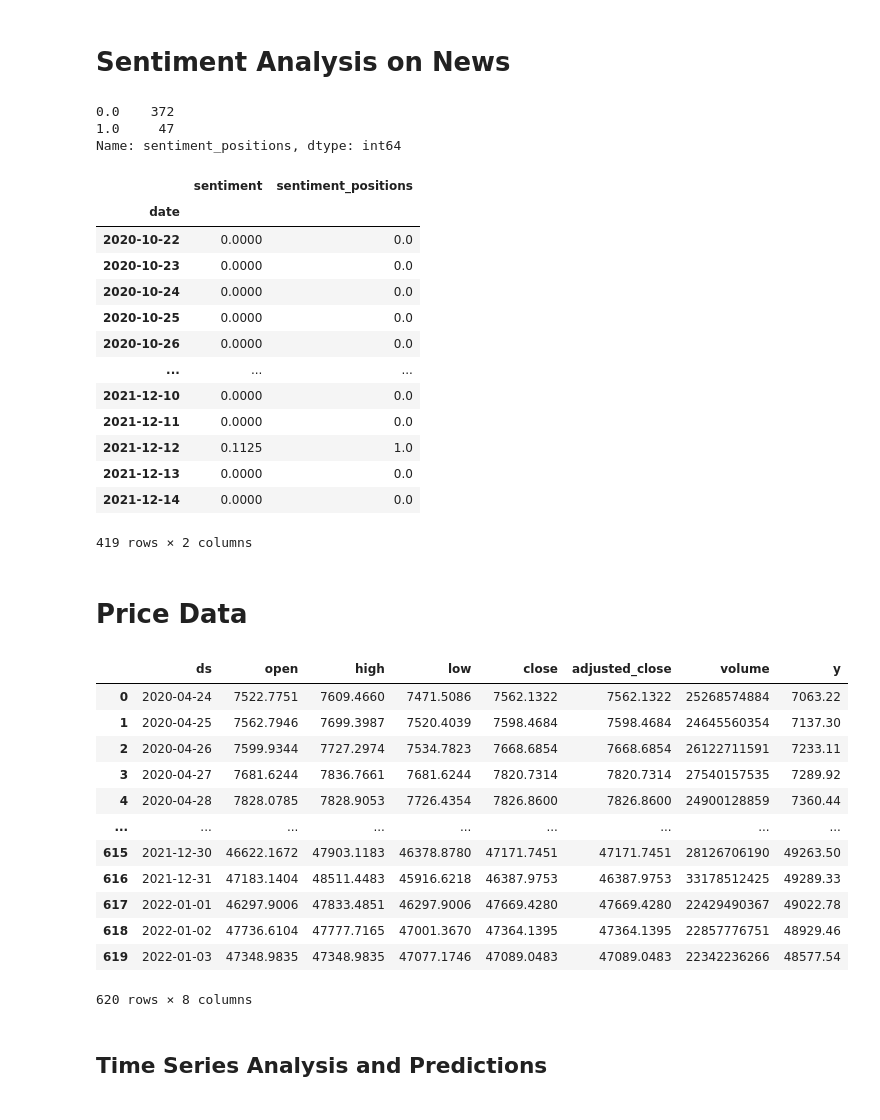
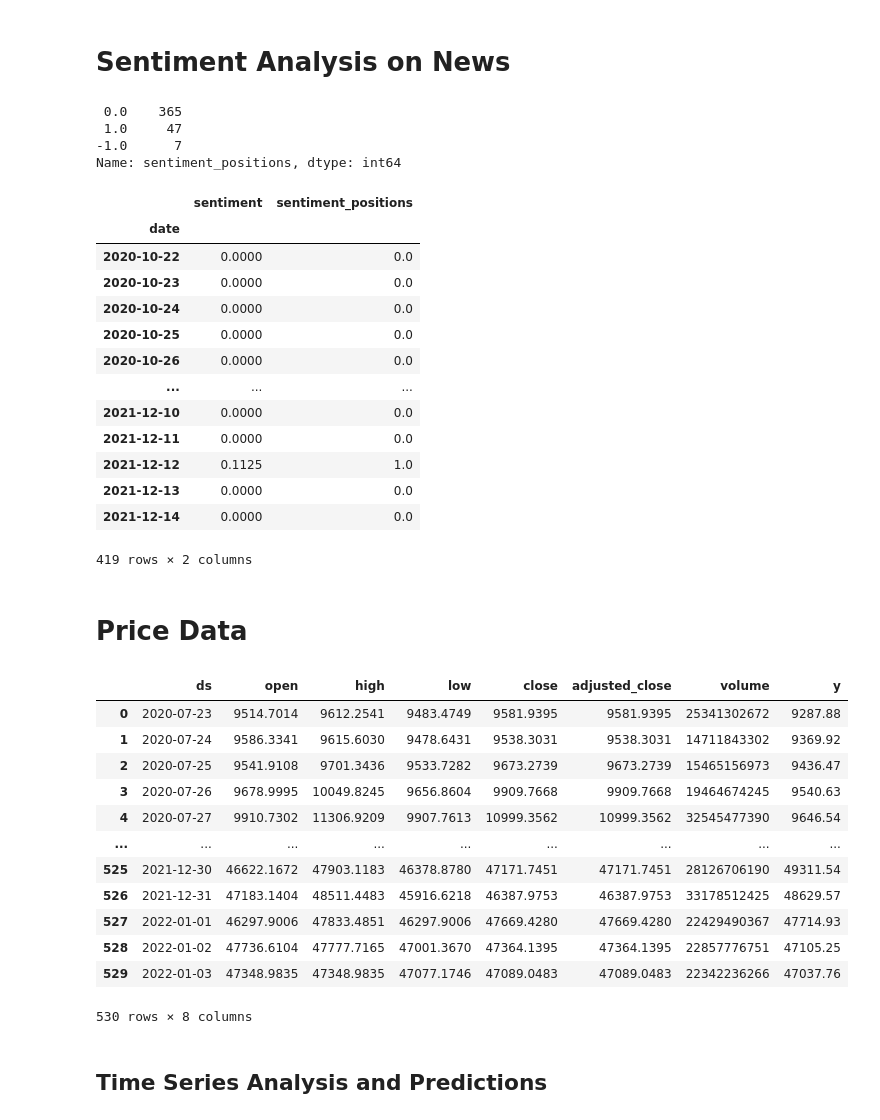
Before and after one commit to marcosan93/Medium-Misc-Tutorials, a Jupyter notebook: Crypto-Tutorials/NewsSentiment-TimeSeries-Crypto.ipynb, the cells around one changed output. Drawn from its saved outputs; the diff is of its cells as text; code cells hidden in the pictures.

```diff
--- a/Crypto-Tutorials/NewsSentiment-TimeSeries-Crypto.ipynb
+++ b/Crypto-Tutorials/NewsSentiment-TimeSeries-Crypto.ipynb
@@ -126,7 +126,7 @@ sent_df = news.groupby('date')[['sentiment']].median()
 
 # Applying the position function
 sent_df['sentiment_positions'] = sent_df['sentiment'].apply(
-    lambda x: sentimentPositions(x, thresh=0.1, short=False)
+    lambda x: sentimentPositions(x, thresh=0.1, short=True)
 )
 
 # Filling in missing days with the most recent position value
@@ -137,8 +137,9 @@ sent_df = sent_df.reindex(date_index).fillna(method='ffill')
 print(sent_df['sentiment_positions'].value_counts())
 display(sent_df)
 # %% [output]
-0.0    372
-1.0     47
+ 0.0    365
+ 1.0     47
+-1.0      7
 Name: sentiment_positions, dtype: int64
 |  | sentiment | sentiment_positions |
 | date |  |  |
@@ -200,23 +201,23 @@ def getPrices(ticker, training_days, sent_df, mov_avg):
 
     return prices
 # %%
-prices = getPrices("BTC", 180, sent_df, 10)
+prices = getPrices("BTC", 90, sent_df, 5)
 
 prices
 # %% [output]
 |  | ds | open | high | low | close | adjusted_close | volume | y |
-| 0 | 2020-04-24 | 7522.7751 | 7609.4660 | 7471.5086 | 7562.1322 | 7562.1322 | 25268574884 | 7063.22 |
-| 1 | 2020-04-25 | 7562.7946 | 7699.3987 | 7520.4039 | 7598.4684 | 7598.4684 | 24645560354 | 7137.30 |
-| 2 | 2020-04-26 | 7599.9344 | 7727.2974 | 7534.7823 | 7668.6854 | 7668.6854 | 26122711591 | 7233.11 |
-| 3 | 2020-04-27 | 7681.6244 | 7836.7661 | 7681.6244 | 7820.7314 | 7820.7314 | 27540157535 | 7289.92 |
-| 4 | 2020-04-28 | 7828.0785 | 7828.9053 | 7726.4354 | 7826.8600 | 7826.8600 | 24900128859 | 7360.44 |
+| 0 | 2020-07-23 | 9514.7014 | 9612.2541 | 9483.4749 | 9581.9395 | 9581.9395 | 25341302672 | 9287.88 |
+| 1 | 2020-07-24 | 9586.3341 | 9615.6030 | 9478.6431 | 9538.3031 | 9538.3031 | 14711843302 | 9369.92 |
+| 2 | 2020-07-25 | 9541.9108 | 9701.3436 | 9533.7282 | 9673.2739 | 9673.2739 | 15465156973 | 9436.47 |
+| 3 | 2020-07-26 | 9678.9995 | 10049.8245 | 9656.8604 | 9909.7668 | 9909.7668 | 19464674245 | 9540.63 |
+| 4 | 2020-07-27 | 9910.7302 | 11306.9209 | 9907.7613 | 10999.3562 | 10999.3562 | 32545477390 | 9646.54 |
 | ... | ... | ... | ... | ... | ... | ... | ... | ... |
-| 615 | 2021-12-30 | 46622.1672 | 47903.1183 | 46378.8780 | 47171.7451 | 47171.7451 | 28126706190 | 49263.50 |
-| 616 | 2021-12-31 | 47183.1404 | 48511.4483 | 45916.6218 | 46387.9753 | 46387.9753 | 33178512425 | 49289.33 |
-| 617 | 2022-01-01 | 46297.9006 | 47833.4851 | 46297.9006 | 47669.4280 | 47669.4280 | 22429490367 | 49022.78 |
-| 618 | 2022-01-02 | 47736.6104 | 47777.7165 | 47001.3670 | 47364.1395 | 47364.1395 | 22857776751 | 48929.46 |
-| 619 | 2022-01-03 | 47348.9835 | 47348.9835 | 47077.1746 | 47089.0483 | 47089.0483 | 22342236266 | 48577.54 |
+| 525 | 2021-12-30 | 46622.1672 | 47903.1183 | 46378.8780 | 47171.7451 | 47171.7451 | 28126706190 | 49311.54 |
+| 526 | 2021-12-31 | 47183.1404 | 48511.4483 | 45916.6218 | 46387.9753 | 46387.9753 | 33178512425 | 48629.57 |
+| 527 | 2022-01-01 | 46297.9006 | 47833.4851 | 46297.9006 | 47669.4280 | 47669.4280 | 22429490367 | 47714.93 |
+| 528 | 2022-01-02 | 47736.6104 | 47777.7165 | 47001.3670 | 47364.1395 | 47364.1395 | 22857776751 | 47105.25 |
+| 529 | 2022-01-03 | 47348.9835 | 47348.9835 | 47077.1746 | 47089.0483 | 47089.0483 | 22342236266 | 47037.76 |
-620 rows × 8 columns
+530 rows × 8 columns
 # %% [markdown]
 ## Time Series Analysis and Predictions
 # %%
```
Also changed, not shown: parts of 10 cells of this notebook.
